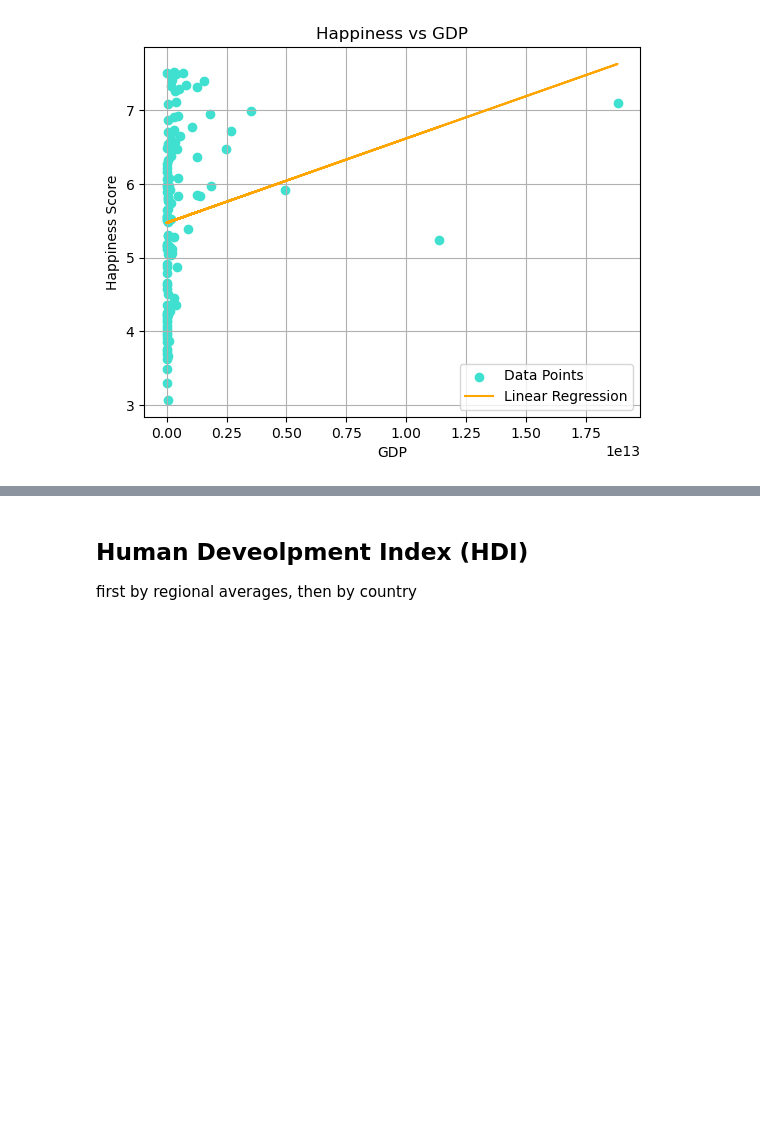
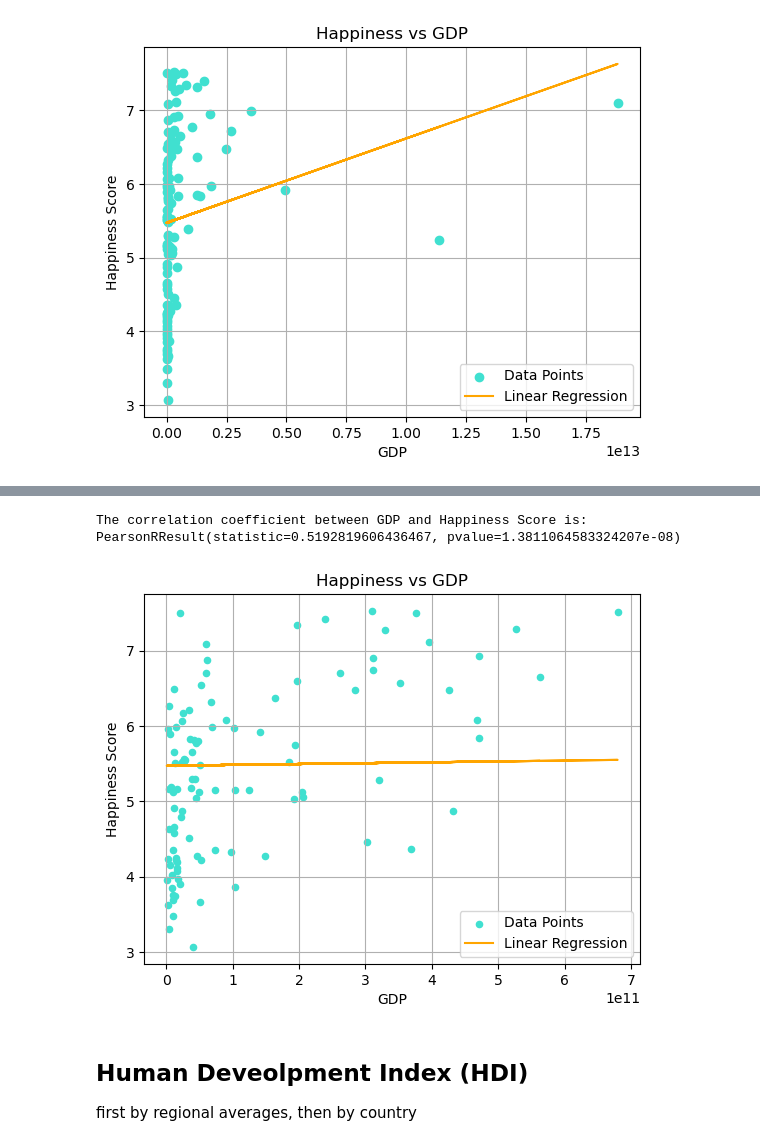
Before and after one commit to mattcaseycpa/project1, a Jupyter notebook: project.ipynb, the cells around one changed output, grey strips where cells are left out. Cells and saved outputs as stored; diff of their text form; code cells hidden in the pictures; blank space fills up the shorter version.

```diff
--- a/project.ipynb
+++ b/project.ipynb
@@ -649,0 +655,9 @@ The correlation coefficient between GDP and Happiness Score is: PearsonRResult(s
+# %%
+q3 = gdp_df["GDP"].quantile(0.75)
+q1 = gdp_df["GDP"].quantile(0.25)
+iqr = q3 - q1
+out_up = q3 + 1.5*iqr
+out_down = q1 - 1.5*iqr
+print(q1, q3, iqr, out_up, out_down)
+gdp_noout = gdp_df.loc[(gdp_df["GDP"] > out_down) & (gdp_df["GDP"] < out_up), ["Country", "GDP", "HappinessScore"]]
+gdp_noout
@@ -650,3 +679,32 @@ The correlation coefficient between GDP and Happiness Score is: PearsonRResult(s
+# %%
+gdp_noout.plot(x = "GDP",
+               y = "HappinessScore",
+               kind = "scatter",
+               color="turquoise",
+               label="Data Points"
+              )
+
+# Linear regression
+slope, intercept, r_value, p_value, std_err = linregress(gdp_df["GDP"], gdp_df["HappinessScore"])
+
+correlation_coefficient= pearsonr(gdp_noout['GDP'], gdp_noout['HappinessScore'])
+print(f"The correlation coefficient between GDP and Happiness Score is: {correlation_coefficient}")
+
+regression_line = slope * gdp_noout["GDP"] + intercept
+plt.plot(gdp_noout["GDP"], regression_line, color="orange", label="Linear Regression")
+
+plt.title("Happiness vs GDP")
+plt.xlabel("GDP")
+plt.ylabel("Happiness Score")
+plt.legend()
+plt.grid()
+
+plt.savefig("output_data/GDP_HDI/HappyGDP_no_outliers.png", bbox_inches='tight')
+
+plt.show()
+# %% [output]
+The correlation coefficient between GDP and Happiness Score is: PearsonRResult(statistic=0.5192819606436467, pvalue=1.3811064583324207e-08)
+[figure, added]
 # %% [markdown]
 ## Human Deveolpment Index (HDI)
 first by regional averages, then by country
```
Also changed, not shown: parts of 2 cells of this notebook, 2 other files.
